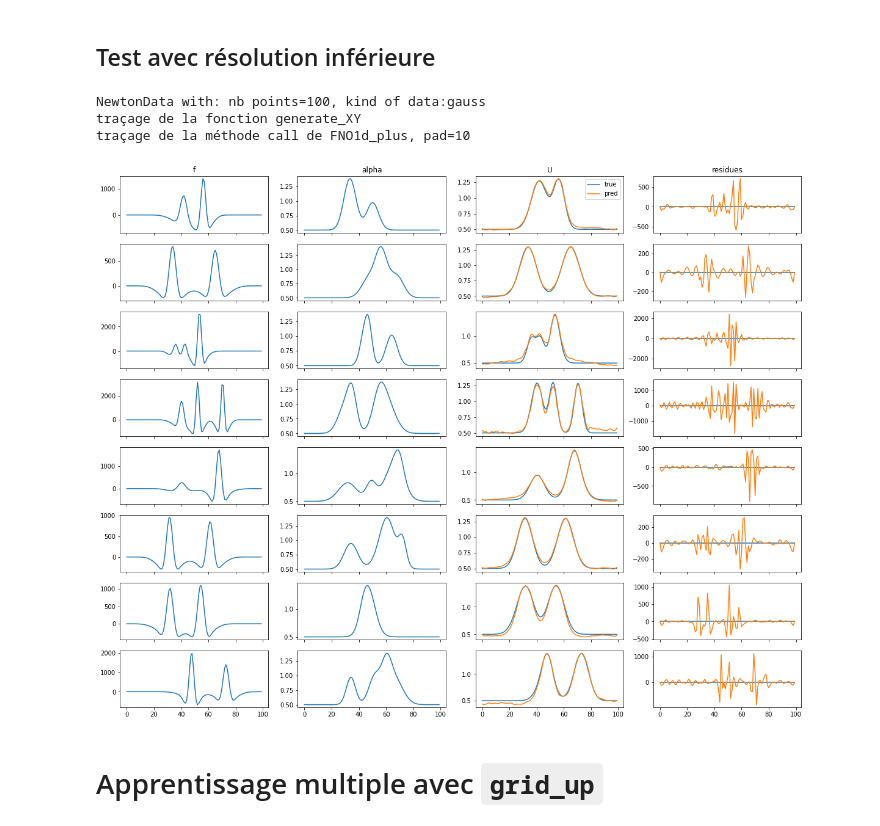
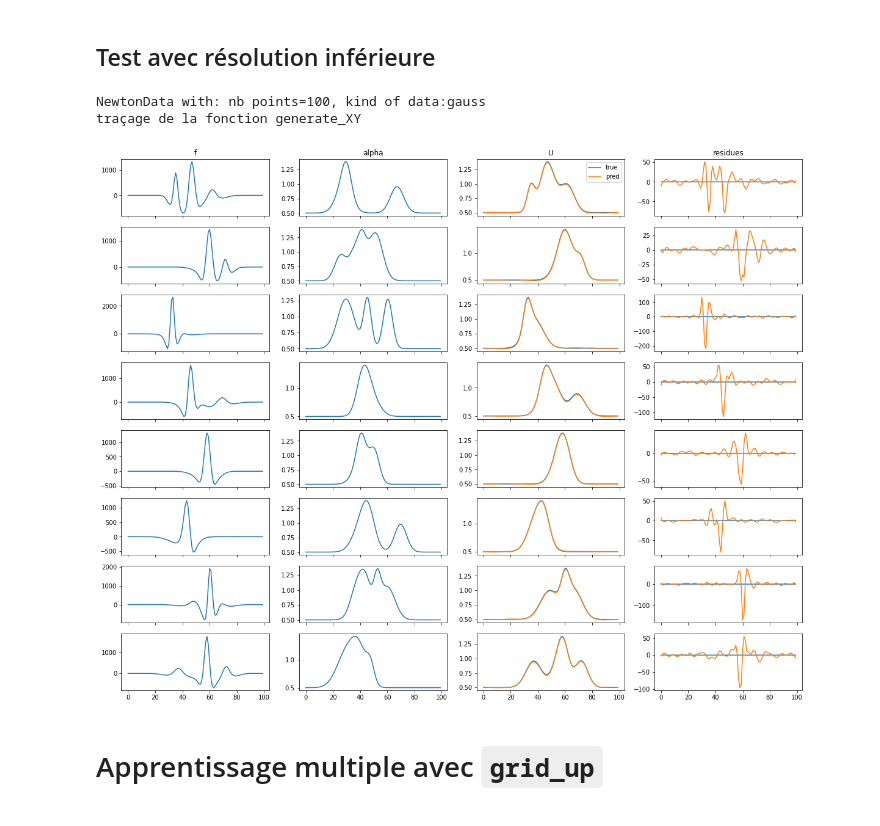
Before and after one commit to vincentvigon/small_libs, a Jupyter notebook: fourier_neural_operator/test_newton/run1_newton_with_grid_up.ipynb, the cells around one changed output. Saved outputs shown, nothing was run; the diff lists cells and outputs as text; code cells hidden in the pictures.

```diff
--- a/fourier_neural_operator/test_newton/run1_newton_with_grid_up.ipynb
+++ b/fourier_neural_operator/test_newton/run1_newton_with_grid_up.ipynb
@@ -120,7 +120,9 @@ batch_size
 only_one_optimizer
 lr
 # %%
-name_of_losses = ["U","D"]#["U", "D", "diffusion", "residues"]
+name_of_losses = ["U", "D", "diffusion"]
+#l'erreur de "residues" est proche de celle de diffusion
+#Mais l'ajout de ce terme perturbe l'apprentissage
 
 agent= AgentNewton(
     name_of_losses=name_of_losses,
@@ -142,11 +144,11 @@ losses_hist = {name: [] for name in name_of_losses}
 # %% [output]
 NewtonData with: nb points=200, kind of data:gauss
 # %%
-for i in range(2000):
+for i in range(1000):
     loss, losses = agent.train_step_with_details(data)
     for name in name_of_losses:
         losses_hist[name].append(losses[name])
     if i % 50 == 0:
-        print(loss)
+        print(loss.numpy())
 # %% [output]
 traçage de la fonction generate_XY
@@ -225,12 +224,11 @@ traçage de la méthode call de FNO1d_plus, pad=30
 ## Test avec résolution inférieure
 # %%
 data_creator_test=data_creator_train=give_me_newtonData(100)
-display_results(data_creator_test,model)
+display_results(data_creator_test,agent.model)
 # %% [output]
 NewtonData with: nb points=100, kind of data:gauss
 traçage de la fonction generate_XY
-traçage de la méthode call de FNO1d_plus, pad=10
-[figure, old version]
+[figure, new version]
 # %% [markdown]
 # Apprentissage multiple avec `grid_up`
 # %% [markdown]
```
Also changed, not shown: parts of 6 cells of this notebook, 2 other files.
